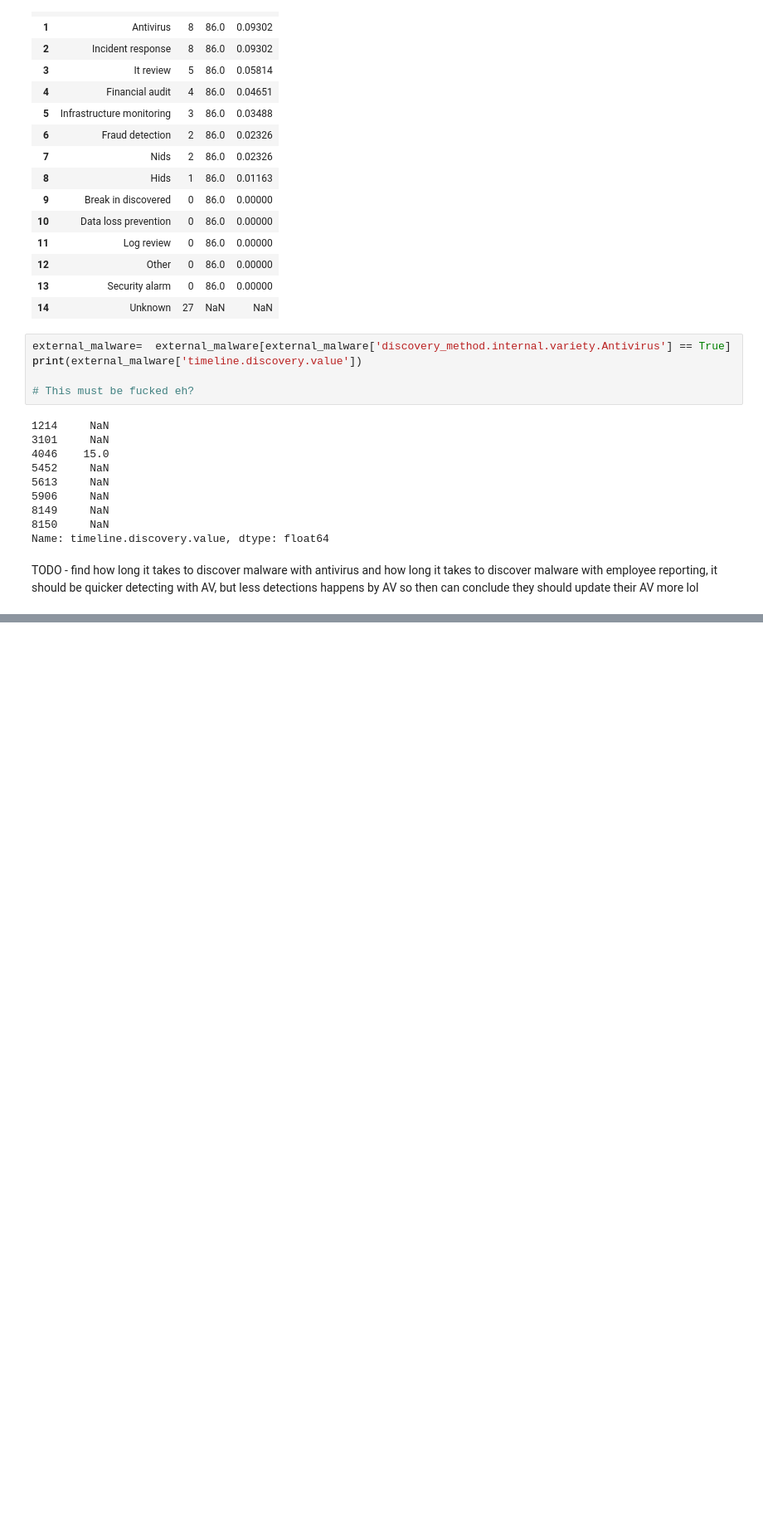
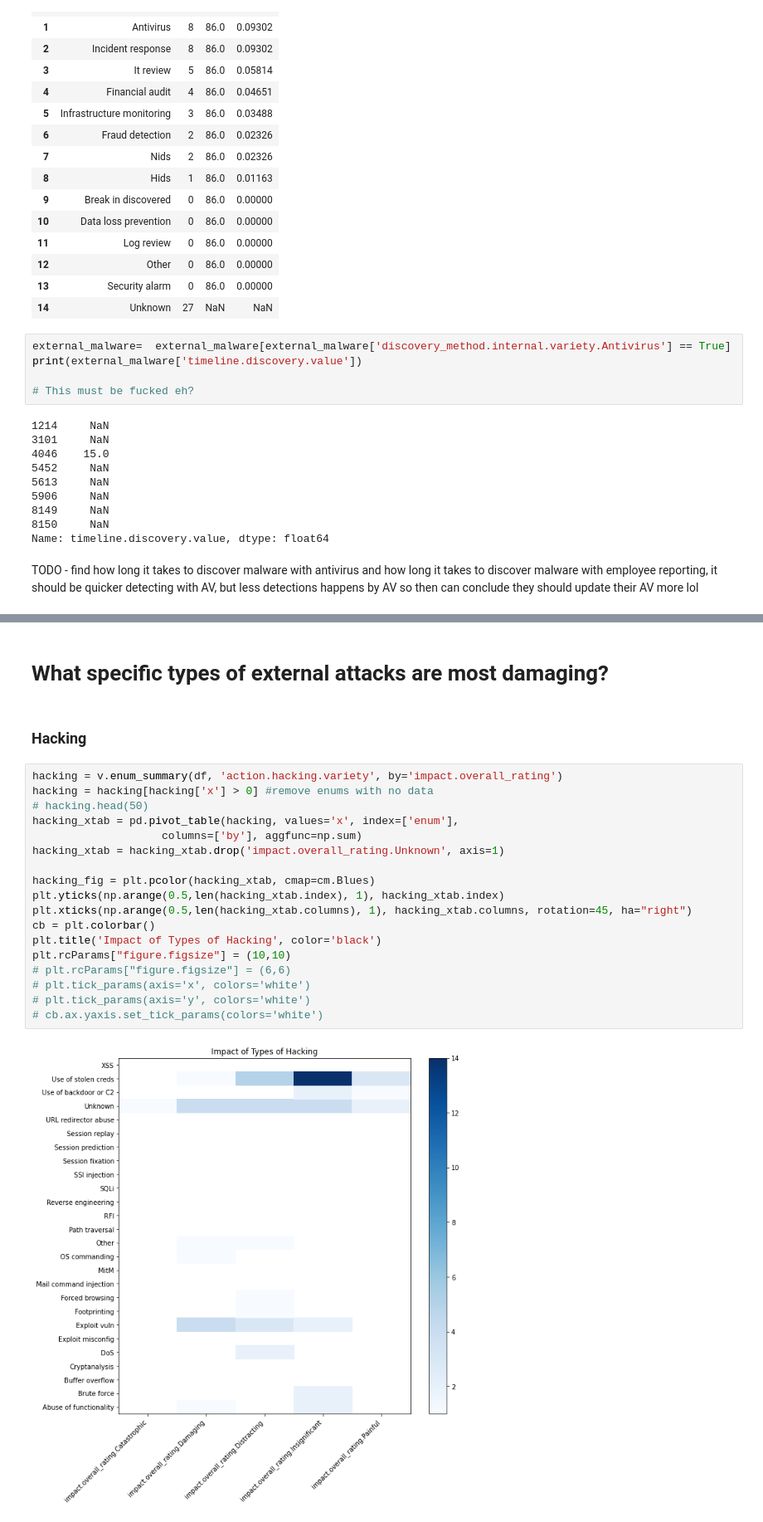
Before and after one commit to rossbroom99/cs407, a Jupyter notebook: cs407.ipynb, the cells around one changed output, grey strips where cells are left out. Shown at 83% size. Cells and saved outputs as stored; diff of their text form; blank space fills up the shorter version.

```diff
--- a/cs407.ipynb
+++ b/cs407.ipynb
@@ -436,0 +452,24 @@ plt.rcParams["figure.figsize"] = (10,10)
+# %% [markdown]
+# What specific types of external attacks are most damaging?
+# %% [markdown]
+### Hacking
+# %%
+hacking = v.enum_summary(df, 'action.hacking.variety', by='impact.overall_rating')
+hacking = hacking[hacking['x'] > 0] #remove enums with no data
+# hacking.head(50)
+hacking_xtab = pd.pivot_table(hacking, values='x', index=['enum'],
+                    columns=['by'], aggfunc=np.sum)
+hacking_xtab = hacking_xtab.drop('impact.overall_rating.Unknown', axis=1)
+
+hacking_fig = plt.pcolor(hacking_xtab, cmap=cm.Blues)
+plt.yticks(np.arange(0.5,len(hacking_xtab.index), 1), hacking_xtab.index)
+plt.xticks(np.arange(0.5,len(hacking_xtab.columns), 1), hacking_xtab.columns, rotation=45, ha="right")
+cb = plt.colorbar()
+plt.title('Impact of Types of Hacking', color='black')
+plt.rcParams["figure.figsize"] = (10,10)
+# plt.rcParams["figure.figsize"] = (6,6)
+# plt.tick_params(axis='x', colors='white')
+# plt.tick_params(axis='y', colors='white')
+# cb.ax.yaxis.set_tick_params(colors='white')
+# %% [output]
+[figure, added]
```
Also changed, not shown: parts of 15 cells of this notebook.
